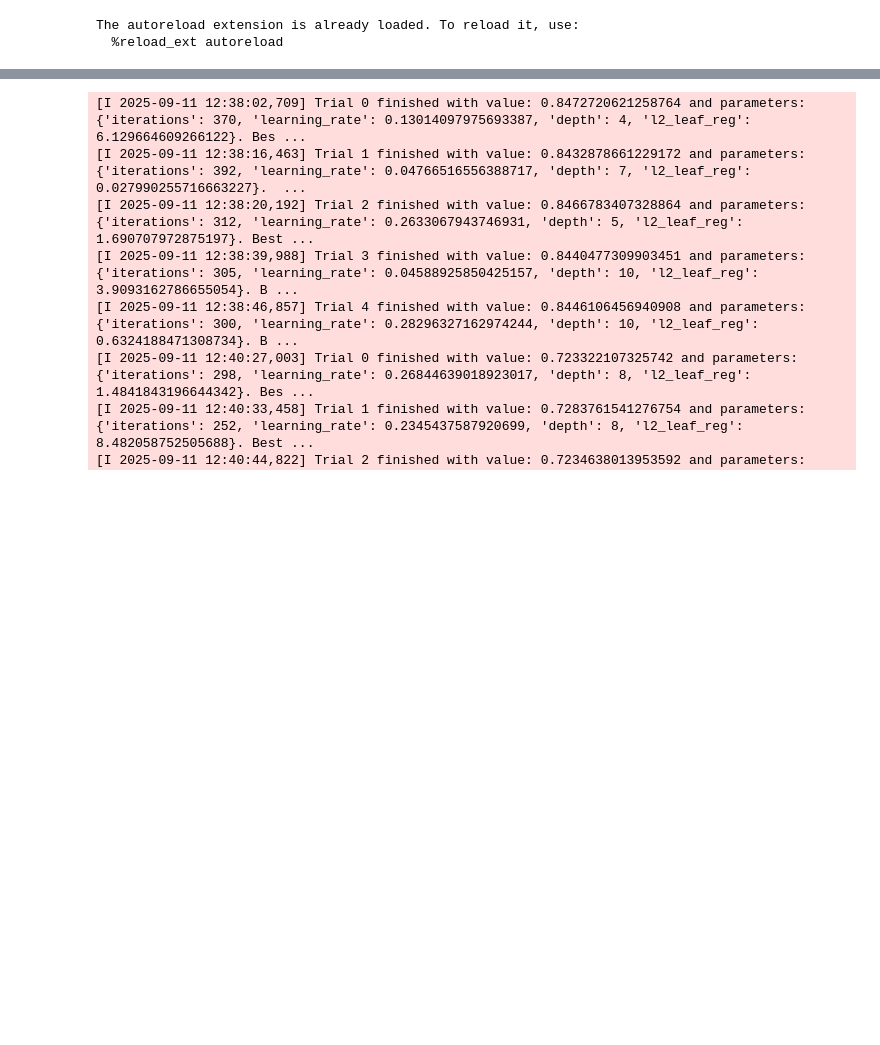
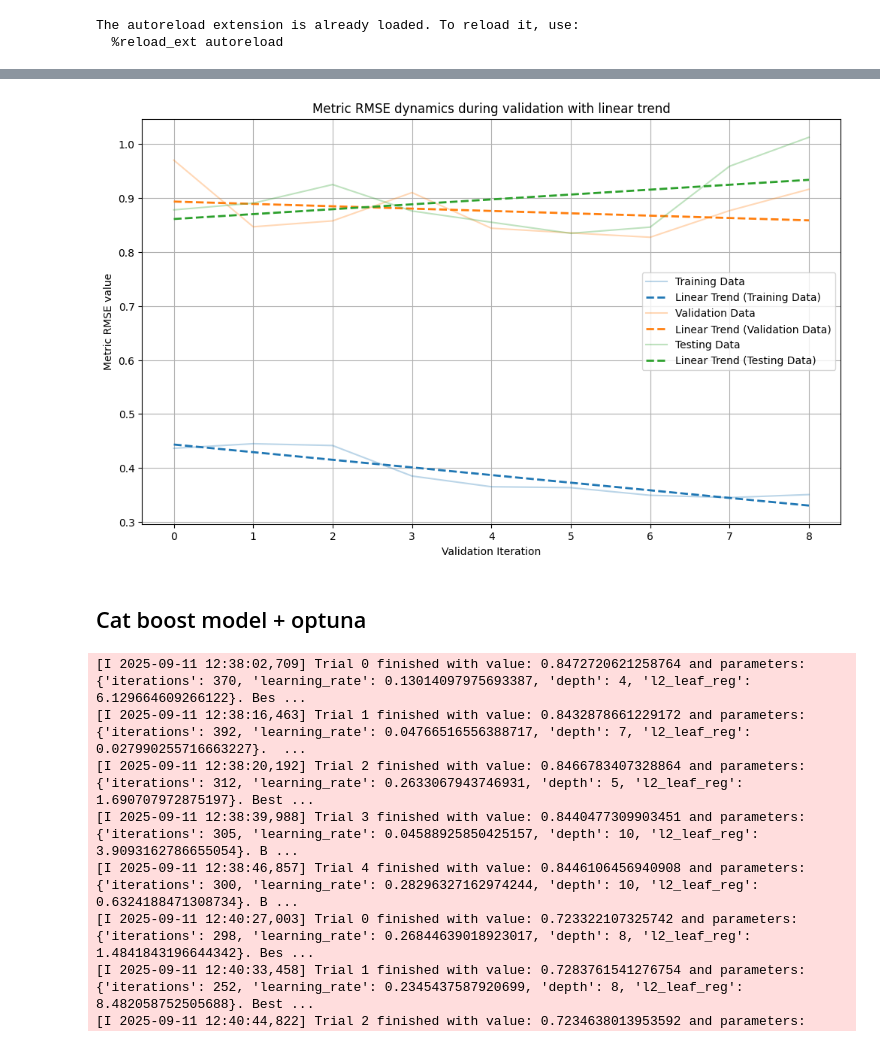
Before and after one commit to ffjjzz/InnowiseInternship, a Jupyter notebook: notebooks/ret.ipynb, the cells around one changed output, grey strips where cells are left out. Drawn from its saved outputs; the diff is of its cells as text; code cells hidden in the pictures; blank space fills up the shorter version.

```diff
--- a/notebooks/ret.ipynb
+++ b/notebooks/ret.ipynb
@@ -225,0 +226,20 @@ The autoreload extension is already loaded. To reload it, use:
+# %%
+from sklearn.ensemble import RandomForestRegressor
+
+def model_learning_function_rf(train, val, test, categorical_features):
+    X_train = train.drop(columns=['item_cnt_month'])
+    y_train = train['item_cnt_month']
+
+    X_val = val.drop(columns=['item_cnt_month'])
+    y_val = val['item_cnt_month']
+
+    X_test = test.drop(columns=['item_cnt_month'])
+    y_test = test['item_cnt_month']
+
+    model = RandomForestRegressor(n_estimators=5, random_state=42)
+
+    model.fit(X_train, y_train)
+    return model
+# %%
+validation_data = validator.validate(model_learning_function_rf, metrics, splits, cat_features, "item_cnt_month")
+validation_data
@@ -226,3 +257,10 @@ The autoreload extension is already loaded. To reload it, use:
+# %%
+
+validator.visualize_validation_results_with_linear_trend(validation_data)
+# %% [output]
+[figure, added]
+# %% [markdown]
+## Cat boost model + optuna
 # %%
 import catboost as cb
 from sklearn.metrics import root_mean_squared_error
```
Also changed, not shown: parts of 16 cells of this notebook.
